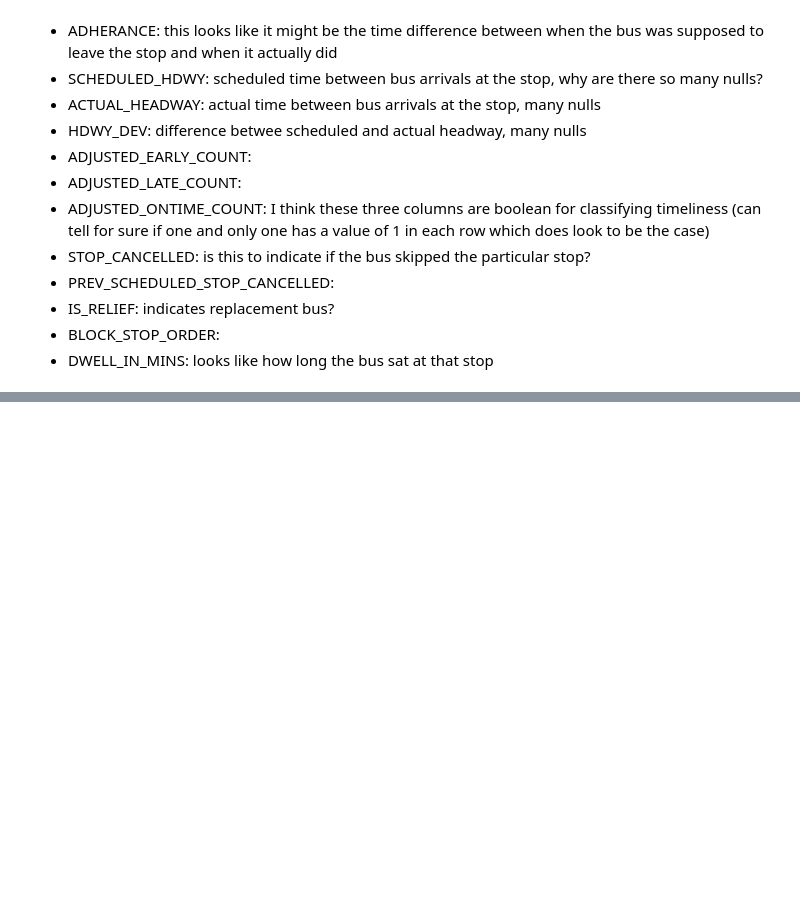
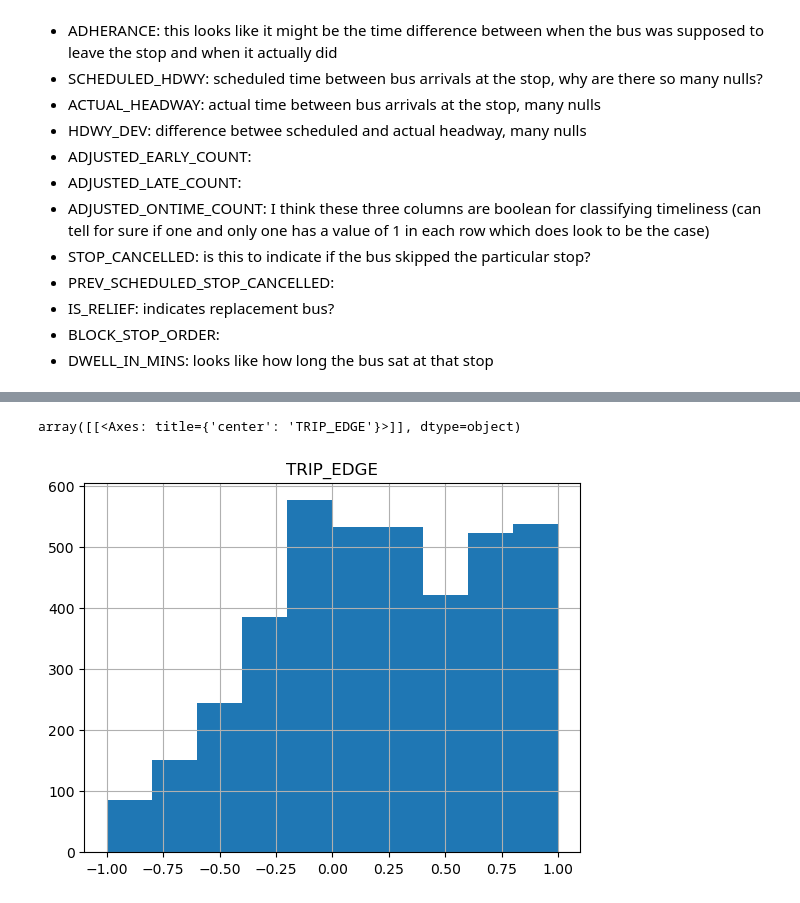
Before and after one commit to nss-data-science-cohort-7/wego-bone_scrapers_wego, a Jupyter notebook: notebooks/tw_01_initial_eda.ipynb, the cells around one changed output, grey strips where cells are left out. Drawn from its saved outputs; the diff is of its cells as text; code cells hidden in the pictures; blank space fills up the shorter version.

```diff
--- a/notebooks/tw_01_initial_eda.ipynb
+++ b/notebooks/tw_01_initial_eda.ipynb
@@ -70,0 +117,6 @@ Columns:
+# %%
+bus_csv.loc[bus_csv['TRIP_EDGE'].isin([1, 2])].groupby('TRIP_ID')[['ADHERENCE', 'TRIP_EDGE']].corr().iloc[0::2][['TRIP_EDGE']].hist()
+# not entirely satisfied with this
+# %% [output]
+array([[<Axes: title={'center': 'TRIP_EDGE'}>]], dtype=object)
+[figure, added]
```
Also changed, not shown: parts of 11 cells of this notebook, 1 other file.
